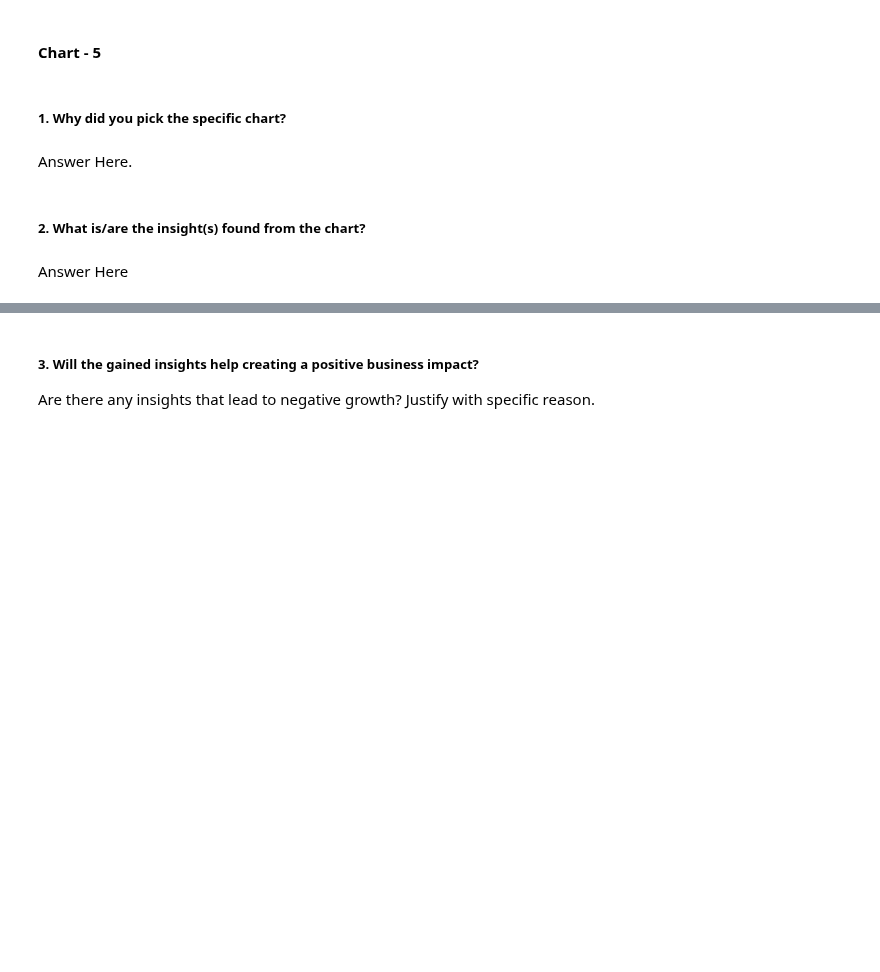
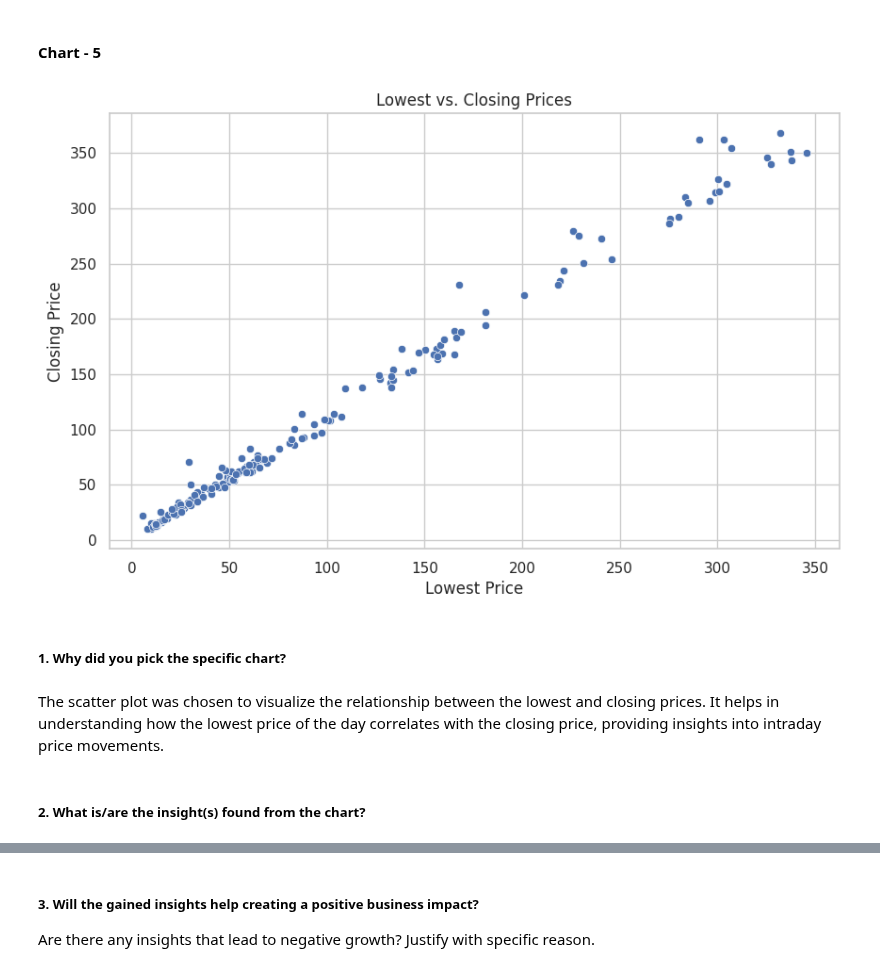
Before and after one commit to KushangShah/ML-Project-End-to-End-Machine-Learning., a Jupyter notebook: Yes_Bank_Stock_Closing_Price_Prediction.ipynb, the cells around one changed output, grey strips where cells are left out. Cells and saved outputs as stored; diff of their text form; code cells hidden in the pictures; blank space fills up the shorter version.

```diff
--- a/Yes_Bank_Stock_Closing_Price_Prediction.ipynb
+++ b/Yes_Bank_Stock_Closing_Price_Prediction.ipynb
@@ -410,8 +450,21 @@ Answer Here
+# %%
+# Chart - 5 visualization code
+# Scatter Plot of Lowest vs. Closing Prices
+plt.figure(figsize=(10, 6))
+
+sns.scatterplot(x='Low', y='Close', data=yes_bank_df_2)
+
+plt.title('Lowest vs. Closing Prices')
+plt.xlabel('Lowest Price')
+plt.ylabel('Closing Price')
+plt.grid(True)
+
+plt.show()
+# %% [output]
+[figure, added]
 # %% [markdown]
 ##### 1. Why did you pick the specific chart?
-# %% [markdown]
-Answer Here.
+# %% [markdown]
+The scatter plot was chosen to visualize the relationship between the lowest and closing prices. It helps in understanding how the lowest price of the day correlates with the closing price, providing insights into intraday price movements.
 # %% [markdown]
 ##### 2. What is/are the insight(s) found from the chart?
-# %% [markdown]
-Answer Here
```
Also changed, not shown: parts of 20 cells of this notebook.
